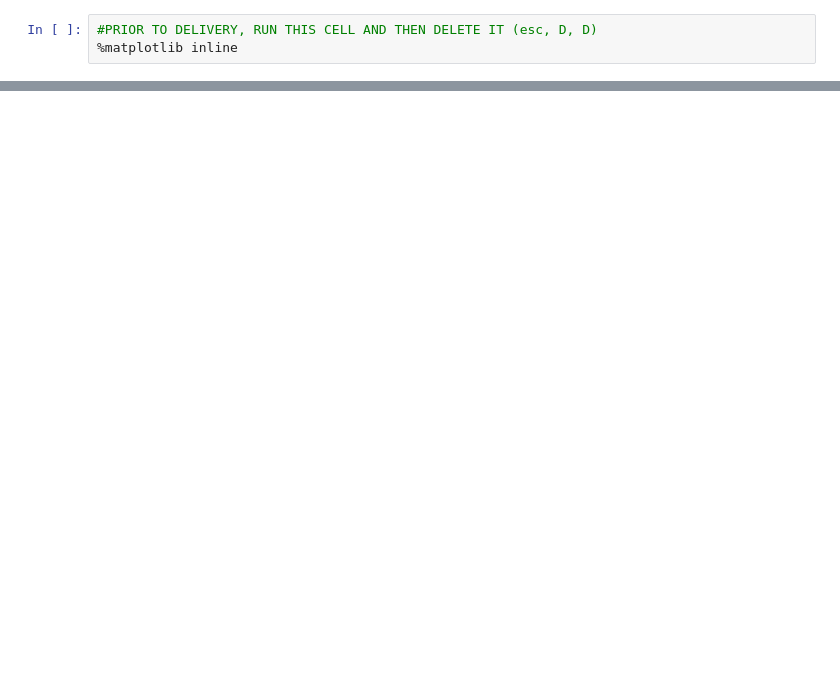
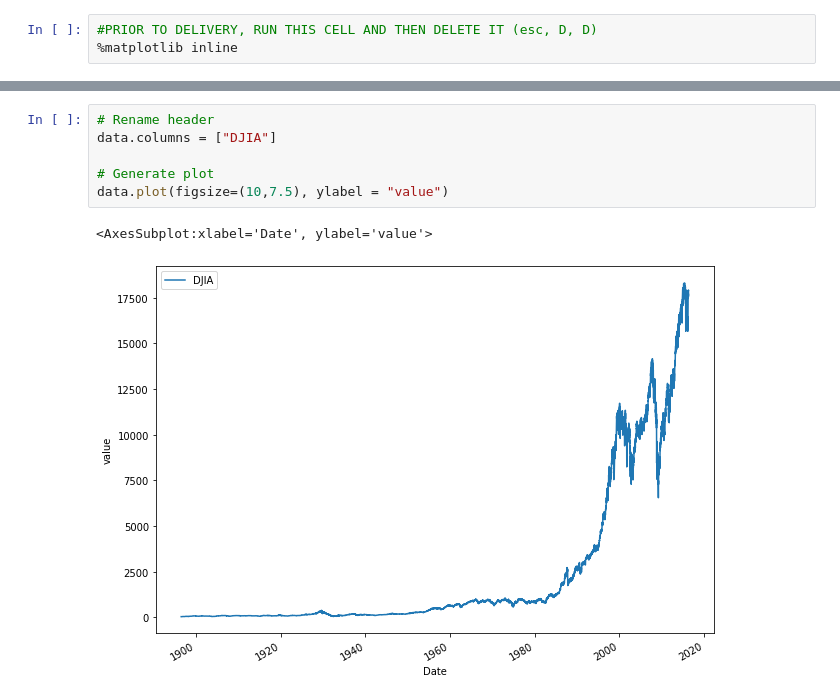
Before and after one commit to DecodedCo/quandl-python-demo, a Jupyter notebook: quandl-api-demo-prophet-complete.ipynb, the cells around one changed output, grey strips where cells are left out. Saved outputs shown, nothing was run; the diff lists cells and outputs as text; blank space fills up the shorter version.

```diff
--- a/quandl-api-demo-prophet-complete.ipynb
+++ b/quandl-api-demo-prophet-complete.ipynb
@@ -59,0 +30,9 @@ plt.ylim(6000,15000)
+# %%
+# Rename header
+data.columns = ["DJIA"]
+
+# Generate plot
+data.plot(figsize=(10,7.5), ylabel = "value")
+# %% [output]
+<AxesSubplot:xlabel='Date', ylabel='value'>
+[figure, added]
```
Also changed, not shown: parts of 22 cells of this notebook.
